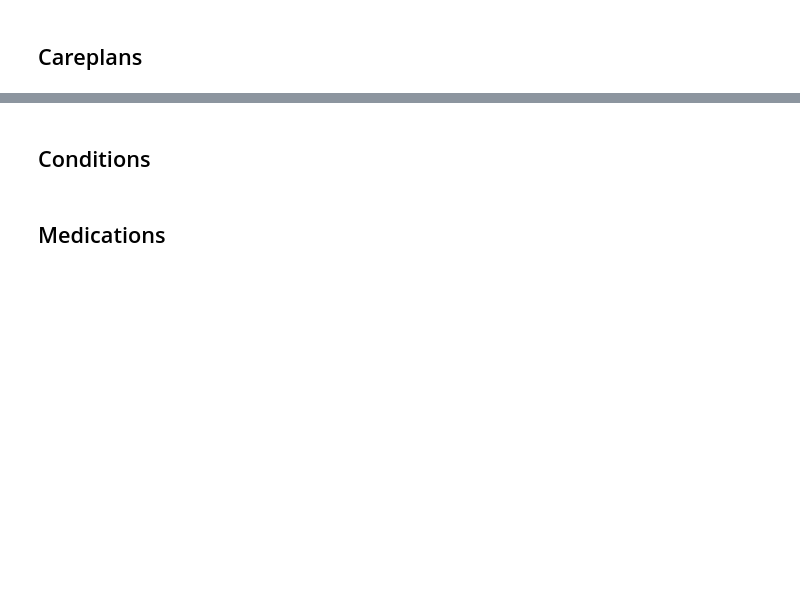
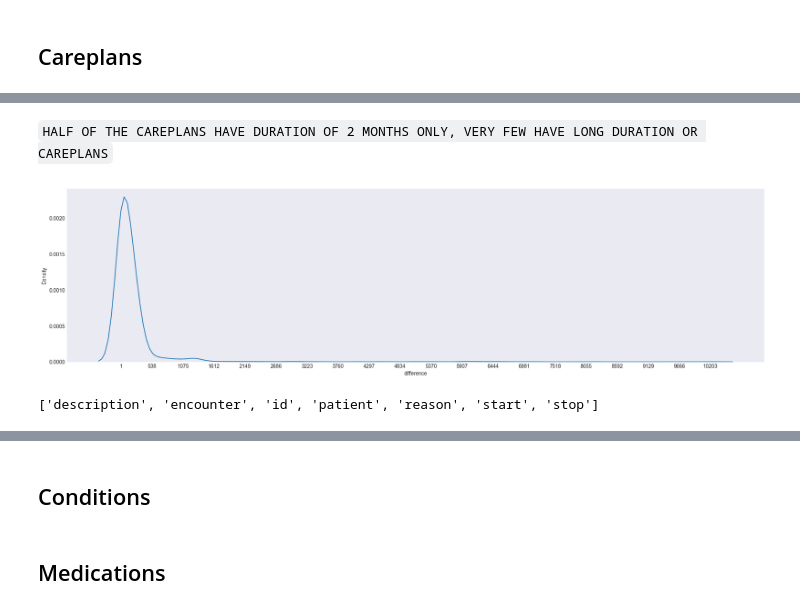
Before and after one commit to IamRaNo/Portfolio-Projects-Repository, a Jupyter notebook: Synthea Datasets/Solutions/data_analysis/univariate_stats.ipynb, the cells around one changed output, grey strips where cells are left out. Drawn from its saved outputs; the diff is of its cells as text; code cells hidden in the pictures; blank space fills up the shorter version.

```diff
--- a/Synthea Datasets/Solutions/data_analysis/univariate_stats.ipynb
+++ b/Synthea Datasets/Solutions/data_analysis/univariate_stats.ipynb
@@ -75,0 +257,8 @@ pd.DataFrame.from_dict(dict,orient='index',columns=['row_count']).reset_index().
+# %%
+careplan_duration = sql(
+    '''
+    select datediff(stop,start) as difference
+    from careplans
+    where stop is not null;
+'''
+)
@@ -75,0 +277,13 @@ pd.DataFrame.from_dict(dict,orient='index',columns=['row_count']).reset_index().
+# %% [markdown]
+`HALF OF THE CAREPLANS HAVE DURATION OF 2 MONTHS ONLY, VERY FEW HAVE LONG DURATION OR CAREPLANS`
+# %%
+plt.figure(figsize=(24,6))
+sns.kdeplot(careplan_duration['difference'])
+plt.xticks(np.linspace(careplan_duration['difference'].min(),careplan_duration['difference'].max(),20))
+plt.show()
+# %% [output]
+[figure, added]
+# %%
+fetch_all_cols('careplans')
+# %% [output]
+['description', 'encounter', 'id', 'patient', 'reason', 'start', 'stop']
```
Also changed, not shown: parts of 28 cells of this notebook.
